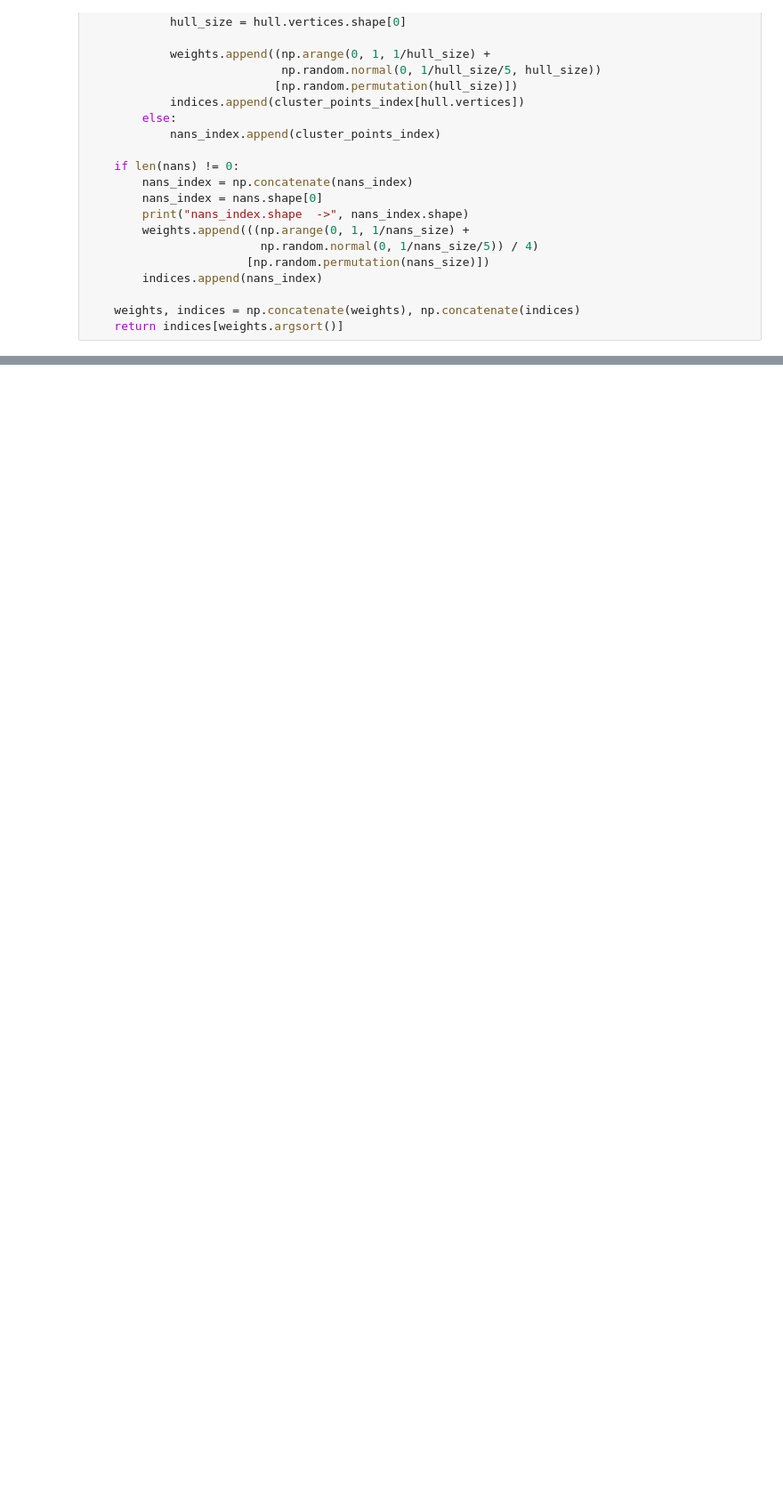
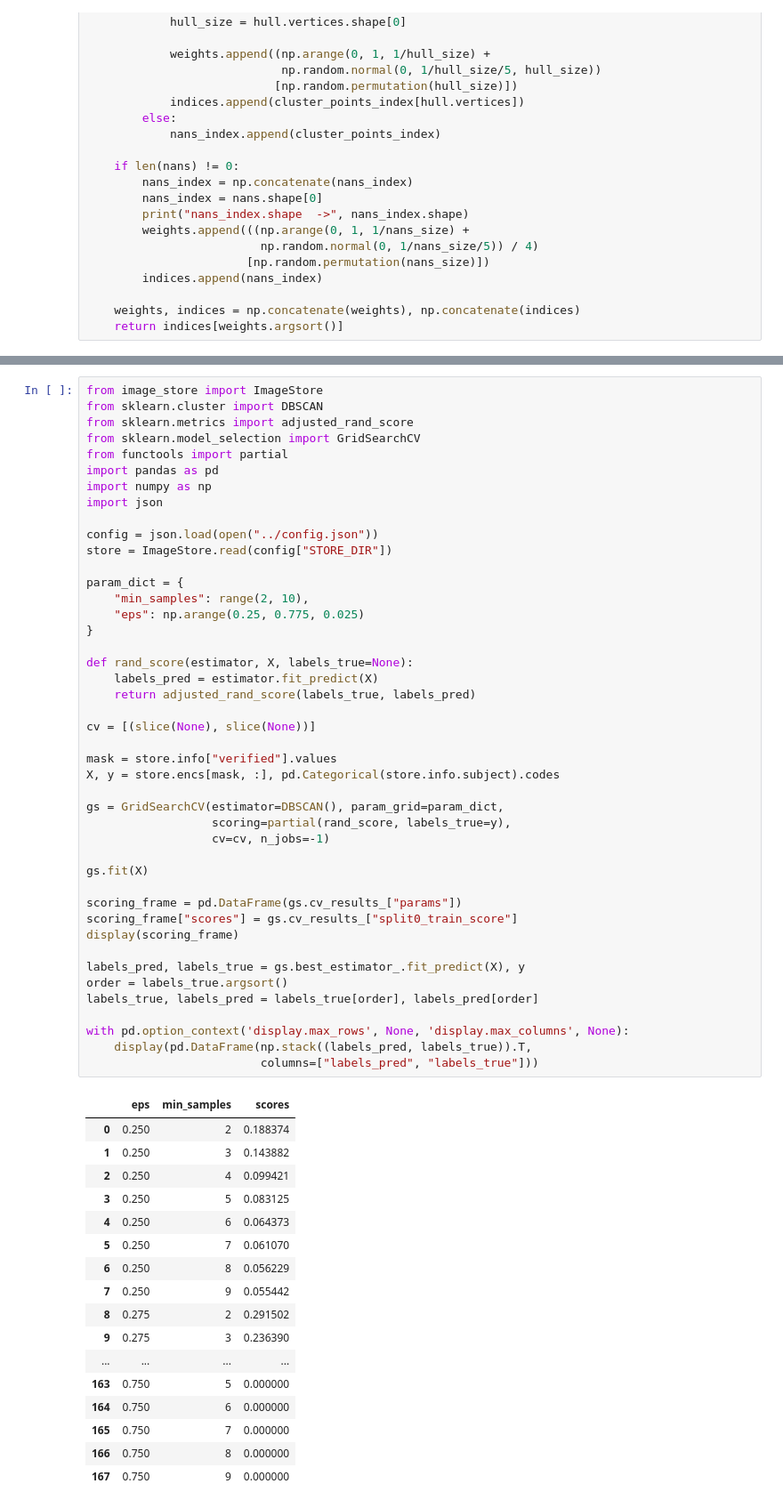
Before and after one commit to pushkarnimkar/face-rec, a Jupyter notebook: notebooks/Ask Method Proto.ipynb, the cells around one changed output, grey strips where cells are left out. Shown: that part at 89% size. Saved outputs shown, nothing was run; the diff lists cells and outputs as text; blank space fills up the shorter version.

Commit message:
[ sequence ] sequence selection method implemented

```diff
--- a/notebooks/Ask Method Proto.ipynb
+++ b/notebooks/Ask Method Proto.ipynb
@@ -104,0 +109,62 @@ array([0, 1, 2, 3, 4, 5, 6, 7, 8, 9])
+# %%
+from image_store import ImageStore
+from sklearn.cluster import DBSCAN
+from sklearn.metrics import adjusted_rand_score
+from sklearn.model_selection import GridSearchCV
+from functools import partial
+import pandas as pd
+import numpy as np
+import json
+
+config = json.load(open("../config.json"))
+store = ImageStore.read(config["STORE_DIR"])
+
+param_dict = {
+    "min_samples": range(2, 10),
+    "eps": np.arange(0.25, 0.775, 0.025)
+}
+
+def rand_score(estimator, X, labels_true=None):
+    labels_pred = estimator.fit_predict(X)
+    return adjusted_rand_score(labels_true, labels_pred)
+
+cv = [(slice(None), slice(None))]
+
+mask = store.info["verified"].values
+X, y = store.encs[mask, :], pd.Categorical(store.info.subject).codes
+
+gs = GridSearchCV(estimator=DBSCAN(), param_grid=param_dict,
+                  scoring=partial(rand_score, labels_true=y),
+                  cv=cv, n_jobs=-1)
+
+gs.fit(X)
+
+scoring_frame = pd.DataFrame(gs.cv_results_["params"])
+scoring_frame["scores"] = gs.cv_results_["split0_train_score"]
+display(scoring_frame)
+
+labels_pred, labels_true = gs.best_estimator_.fit_predict(X), y
+order = labels_true.argsort()
+labels_true, labels_pred = labels_true[order], labels_pred[order]
+
+with pd.option_context('display.max_rows', None, 'display.max_columns', None):
+    display(pd.DataFrame(np.stack((labels_pred, labels_true)).T,
+                         columns=["labels_pred", "labels_true"]))
+# %% [output]
+|  | eps | min_samples | scores |
+| 0 | 0.250 | 2 | 0.188374 |
+| 1 | 0.250 | 3 | 0.143882 |
+| 2 | 0.250 | 4 | 0.099421 |
+| 3 | 0.250 | 5 | 0.083125 |
+| 4 | 0.250 | 6 | 0.064373 |
+| 5 | 0.250 | 7 | 0.061070 |
+| 6 | 0.250 | 8 | 0.056229 |
+| 7 | 0.250 | 9 | 0.055442 |
+| 8 | 0.275 | 2 | 0.291502 |
+| 9 | 0.275 | 3 | 0.236390 |
+| ... | ... | ... | ... |
+| 163 | 0.750 | 5 | 0.000000 |
+| 164 | 0.750 | 6 | 0.000000 |
+| 165 | 0.750 | 7 | 0.000000 |
+| 166 | 0.750 | 8 | 0.000000 |
+| 167 | 0.750 | 9 | 0.000000 |
```
Also changed, not shown: parts of 12 cells of this notebook, 3 other files.
